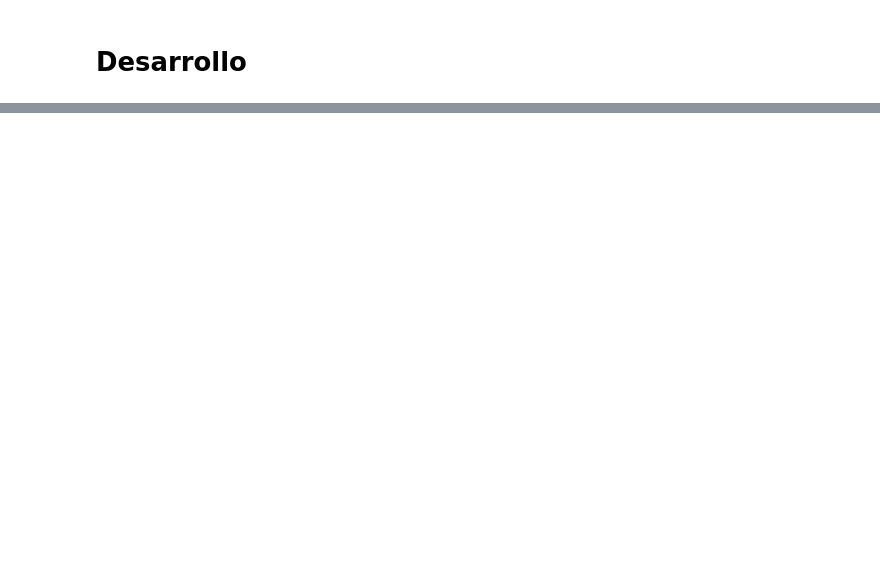
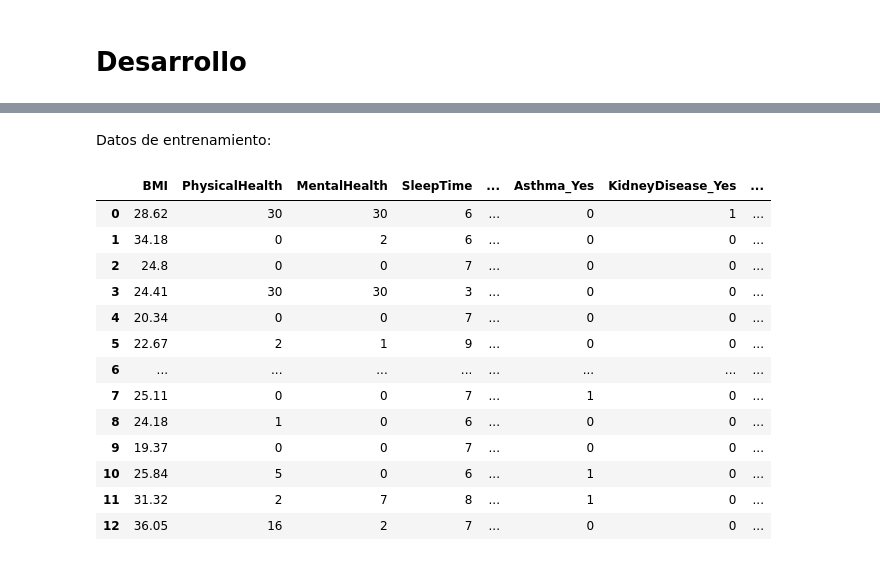
Before and after one commit to rpizarrog/Libro-Aprendizaje-Automatico.-Casos-de-Estudio-con-R-y-Python, a Jupyter notebook: Python NoteBooks/Clasificación_regresión_logistica_bonomial_danos_al_corazón.ipynb, the cells around one changed output, grey strips where cells are left out. Cells and saved outputs as stored; diff of their text form; code cells hidden in the pictures; blank space fills up the shorter version.

```diff
--- a/Python NoteBooks/Clasificación_regresión_logistica_bonomial_danos_al_corazón.ipynb
+++ b/Python NoteBooks/Clasificación_regresión_logistica_bonomial_danos_al_corazón.ipynb
@@ -45,0 +1546,22 @@ Las funciones se pueden encontrar y reutilizar desde el espacio *github.com* **P
+# %% [markdown]
+Datos de entrenamiento:
+# %%
+particiones = f_particionar_datos(datos_transformados)
+datos_entrenamiento = particiones["datos_entrenamiento"]
+datos_validacion = particiones["datos_validacion"]
+f_visualizar_head_tail_reducido(datos_entrenamiento)
+# %% [output]
+|  | BMI | PhysicalHealth | MentalHealth | SleepTime | ... | Asthma_Yes | KidneyDisease_Yes | ... |
+| 0 | 28.62 | 30 | 30 | 6 | ... | 0 | 1 | ... |
+| 1 | 34.18 | 0 | 2 | 6 | ... | 0 | 0 | ... |
+| 2 | 24.8 | 0 | 0 | 7 | ... | 0 | 0 | ... |
+| 3 | 24.41 | 30 | 30 | 3 | ... | 0 | 0 | ... |
+| 4 | 20.34 | 0 | 0 | 7 | ... | 0 | 0 | ... |
+| 5 | 22.67 | 2 | 1 | 9 | ... | 0 | 0 | ... |
+| 6 | ... | ... | ... | ... | ... | ... | ... | ... |
+| 7 | 25.11 | 0 | 0 | 7 | ... | 1 | 0 | ... |
+| 8 | 24.18 | 1 | 0 | 6 | ... | 0 | 0 | ... |
+| 9 | 19.37 | 0 | 0 | 7 | ... | 0 | 0 | ... |
+| 10 | 25.84 | 5 | 0 | 6 | ... | 1 | 0 | ... |
+| 11 | 31.32 | 2 | 7 | 8 | ... | 1 | 0 | ... |
+| 12 | 36.05 | 16 | 2 | 7 | ... | 0 | 0 | ... |
```
Also changed, not shown: parts of 38 cells of this notebook.
